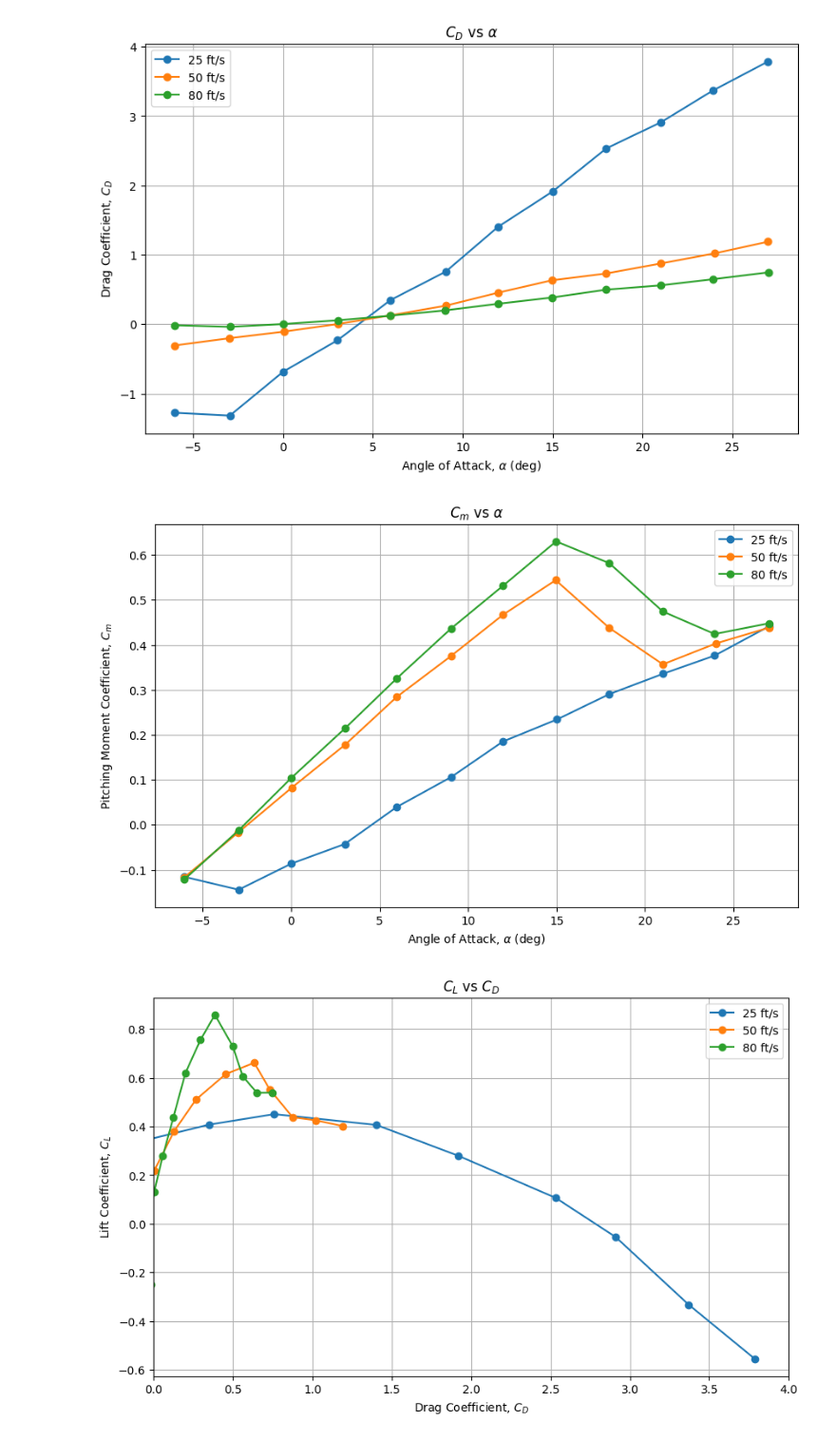
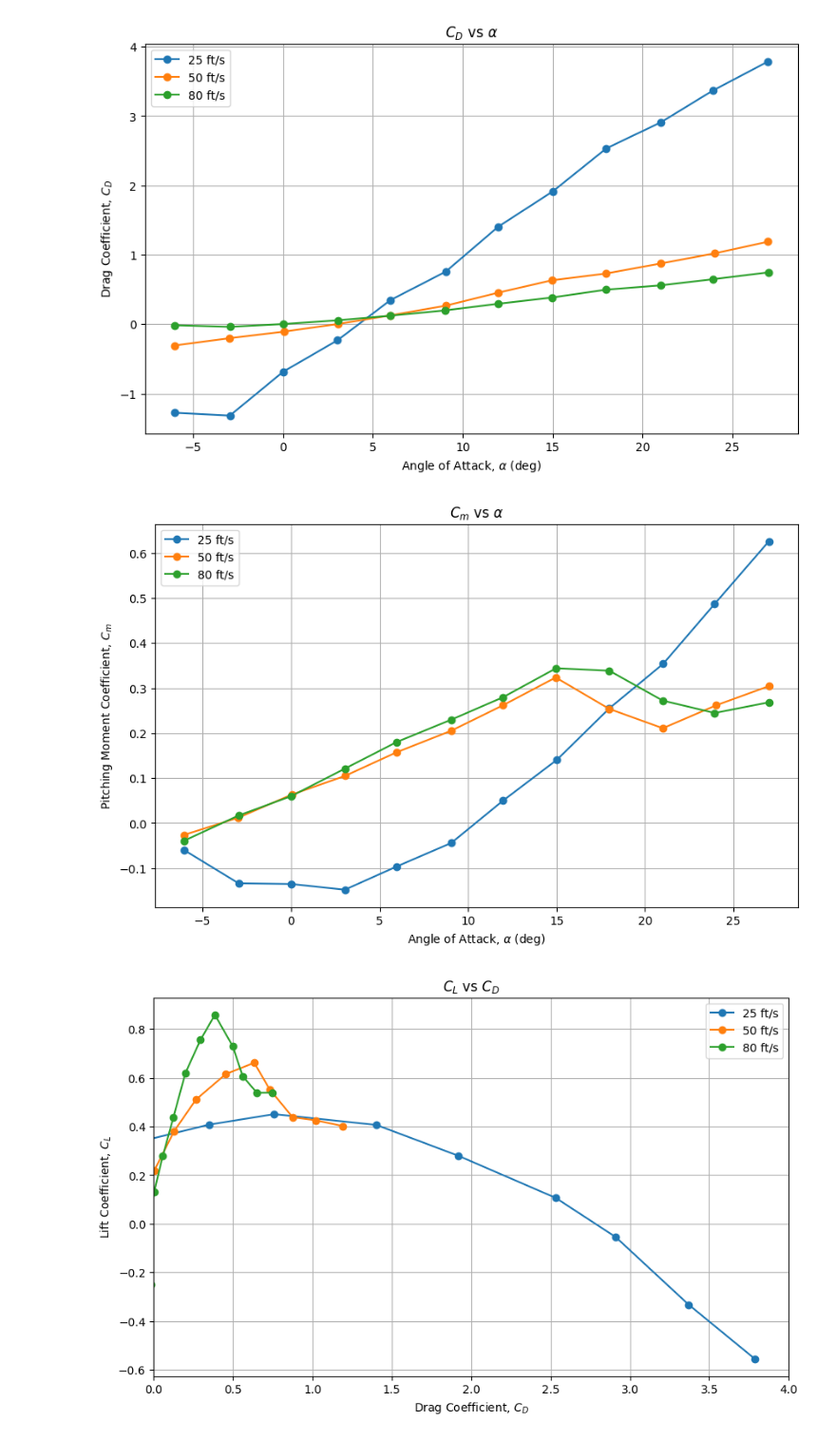
Before and after one commit to aaliyahgaffey/design_lab_460, a Jupyter notebook: design_lab.ipynb, the cells around one changed output. Shown at 95% size. Cells and saved outputs as stored; diff of their text form; code cells hidden in the pictures.

```diff
--- a/design_lab.ipynb
+++ b/design_lab.ipynb
@@ -30,38 +30,38 @@ def process_data(filename):
     df['q_psf'] = df['Corrected q'] * 144.0
     df['C_L'] = df['Lift'] / (df['q_psf'] * S_ref)
     df['C_D'] = df['Drag'] / (df['q_psf'] * S_ref)
-    df['C_m'] = df['Pitching Mom'] / (df['q_psf'] * S_ref * c_ref_in)
+    df['C_m'] = (df['Pitching Mom'] / (df['q_psf'] * S_ref * c_ref_in)) - (1.8 - 1.35) * df['C_L']/ c_ref_in
 
     return df
 
 
 data = {}
 
 for label, file in files.items():
     df = process_data(file)
     data[label] = df
 
 
 def make_plot(ylabel, key, title, savefig_name):
     plt.figure(figsize=(10,6))
     for label, df in data.items():
         plt.plot(df['Angle of Attack'], df[key], marker='o', label=label)
     plt.grid(True)
     plt.xlabel(r"Angle of Attack, $\alpha$ (deg)")
     plt.ylabel(ylabel)
     plt.title(title)
     plt.legend()
     plt.savefig(savefig_name, dpi = 400)
     plt.show()
 
 # coeff plots
 make_plot(r"Lift Coefficient, $C_L$", "C_L", r"$C_L$ vs $\alpha$", "CL_vs_alpha.png")
 make_plot(r"Drag Coefficient, $C_D$", "C_D", r"$C_D$ vs $\alpha$", "CD_vs_alpha.png")
 make_plot(r"Pitching Moment Coefficient, $C_m$", "C_m", r"$C_m$ vs $\alpha$", "Cm_vs_alpha.png")
 # %% [output]
 [figure]
 [figure]
-[figure, old version]
+[figure, new version]
 # %%
 import pandas as pd
 import numpy as np
```
Also changed, not shown: parts of 2 cells of this notebook, 5 other files.
